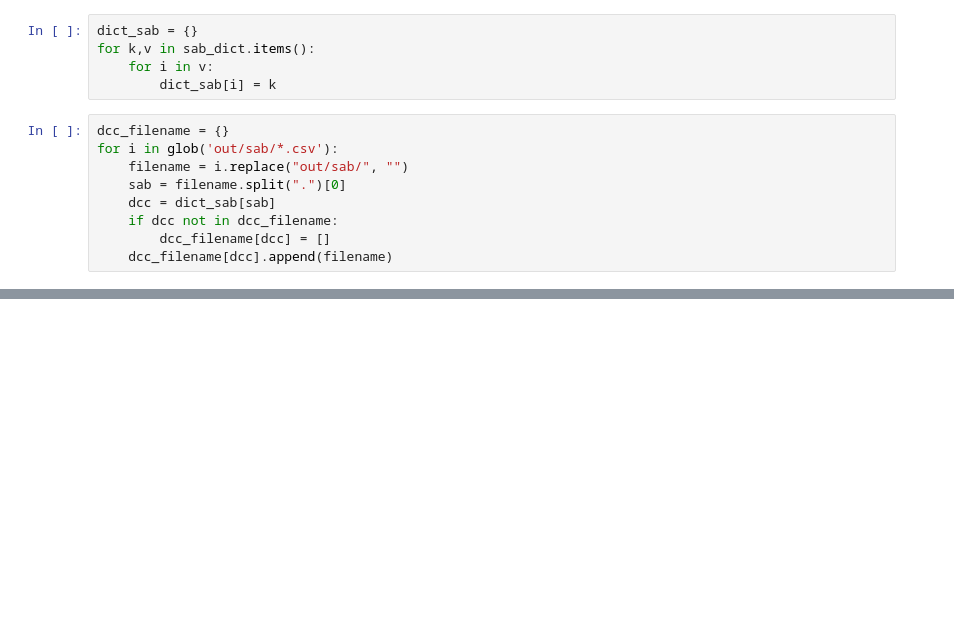
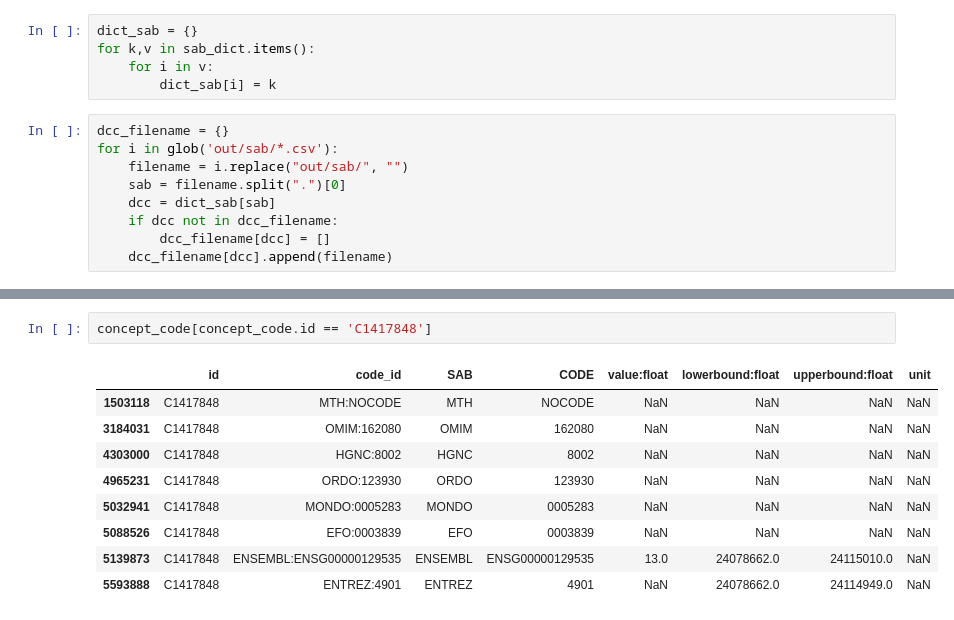
Before and after one commit to MaayanLab/datadistillery-kg, a Jupyter notebook: 0424Notebooks/Updated_Serialization.ipynb, the cells around one changed output, grey strips where cells are left out. Cells and saved outputs as stored; diff of their text form; blank space fills up the shorter version.

```diff
--- a/0424Notebooks/Updated_Serialization.ipynb
+++ b/0424Notebooks/Updated_Serialization.ipynb
@@ -1820,3 +1846,15 @@ File Paths:
 ['HMAZ.Gene.nodes.csv', 'HMAZ.Anatomy.nodes.csv', 'HMAZ.edges.csv', 'AZ.Anatomy.nodes.csv', 'AZ.edges.csv']
 File Paths:
 ['MSIGDB.MSIGDB.nodes.csv', 'MSIGDB.Gene.nodes.csv', 'MSIGDB.edges.csv']
+# %%
+concept_code[concept_code.id == 'C1417848']
+# %% [output]
+|  | id | code_id | SAB | CODE | value:float | lowerbound:float | upperbound:float | unit |
+| 1503118 | C1417848 | MTH:NOCODE | MTH | NOCODE | NaN | NaN | NaN | NaN |
+| 3184031 | C1417848 | OMIM:162080 | OMIM | 162080 | NaN | NaN | NaN | NaN |
+| 4303000 | C1417848 | HGNC:8002 | HGNC | 8002 | NaN | NaN | NaN | NaN |
+| 4965231 | C1417848 | ORDO:123930 | ORDO | 123930 | NaN | NaN | NaN | NaN |
+| 5032941 | C1417848 | MONDO:0005283 | MONDO | 0005283 | NaN | NaN | NaN | NaN |
+| 5088526 | C1417848 | EFO:0003839 | EFO | 0003839 | NaN | NaN | NaN | NaN |
+| 5139873 | C1417848 | ENSEMBL:ENSG00000129535 | ENSEMBL | ENSG00000129535 | 13.0 | 24078662.0 | 24115010.0 | NaN |
+| 5593888 | C1417848 | ENTREZ:4901 | ENTREZ | 4901 | NaN | 24078662.0 | 24114949.0 | NaN |
```
Also changed, not shown: parts of 38 cells of this notebook.
